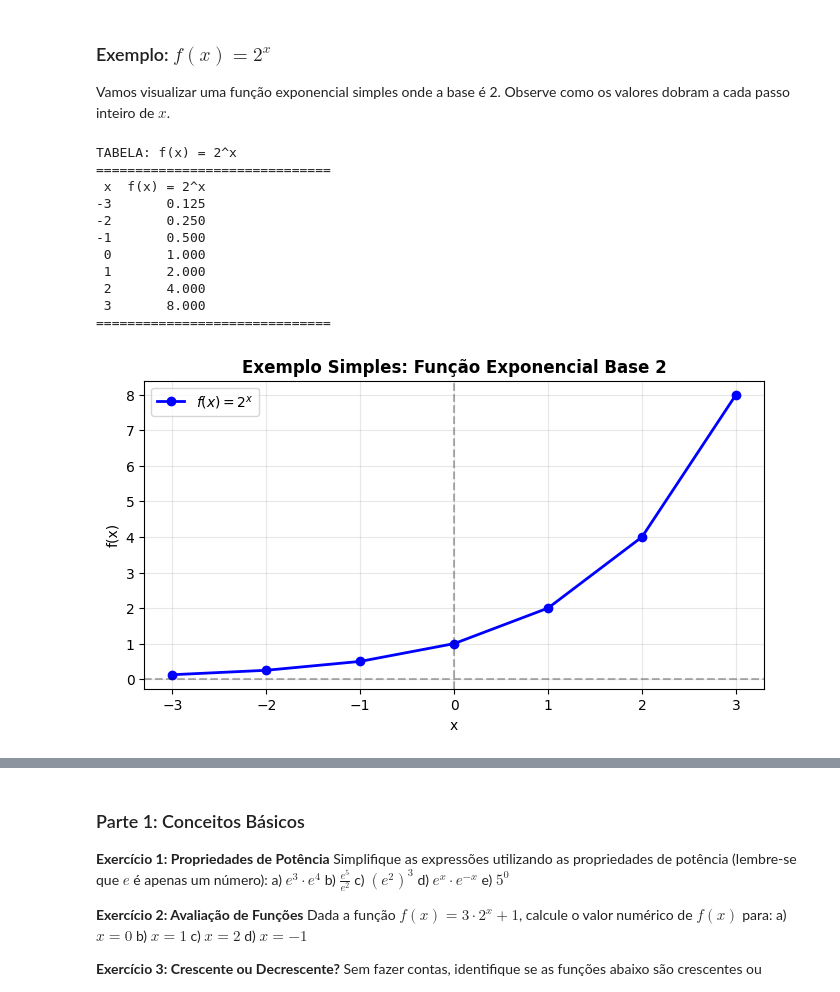
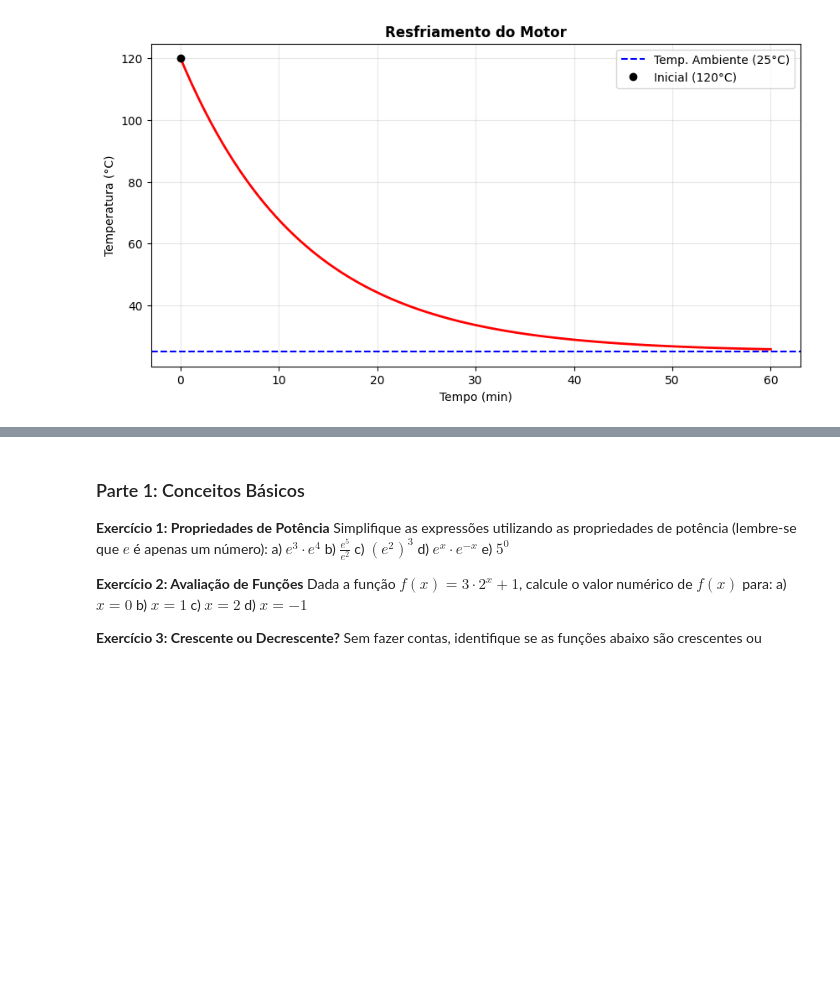
Before and after one commit to Ig-dolci/my_portuguese_classes, a Jupyter notebook: calculus/funcao_exponencial.ipynb, the cells around one changed output, grey strips where cells are left out. Saved outputs shown, nothing was run; the diff lists cells and outputs as text; code cells hidden in the pictures; blank space fills up the shorter version.

```diff
--- a/calculus/funcao_exponencial.ipynb
+++ b/calculus/funcao_exponencial.ipynb
@@ -132,46 +208,18 @@ As restrições $a > 0$ e $a \neq 1$ são fundamentais para garantir que a funç
-# %% [markdown]
-### Exemplo: $f(x) = 2^x$
-
-Vamos visualizar uma função exponencial simples onde a base é 2.
-Observe como os valores dobram a cada passo inteiro de $x$.
 # %%
-# Exemplo simples: f(x) = 2^x
-# Vamos calcular os valores para x de -3 a 3
-x_simples = np.array([-3, -2, -1, 0, 1, 2, 3])
-y_simples = 2.0**x_simples
+# Simulação do Resfriamento
+t_motor = np.linspace(0, 60, 100)
+T_motor = 25 + 95 * np.exp(-0.08 * t_motor)
 
-# Criar tabela
-df_simples = pd.DataFrame({
-    'x': x_simples,
-    'f(x) = 2^x': y_simples
-})
+plt.figure(figsize=(10, 5))
+plt.plot(t_motor, T_motor, 'r-', linewidth=2)
+plt.axhline(y=25, color='b', linestyle='--', label='Temp. Ambiente (25°C)')
+plt.plot(0, 120, 'ko', label='Inicial (120°C)')
 
-print("TABELA: f(x) = 2^x")
-print("="*30)
-print(df_simples.to_string(index=False))
-print("="*30)
-
-# Gráfico
-plt.figure(figsize=(8, 4))
-plt.plot(x_simples, y_simples, 'bo-', linewidth=2, label='$f(x) = 2^x$')
-plt.axhline(y=0, color='k', linestyle='--', alpha=0.3)
-plt.axvline(x=0, color='k', linestyle='--', alpha=0.3)
-plt.title('Função Exponencial Base 2', fontsize=12, fontweight='bold')
-plt.xlabel('x')
-plt.ylabel('f(x)')
+plt.xlabel('Tempo (min)')
+plt.ylabel('Temperatura (°C)')
+plt.title('Resfriamento do Motor', fontweight='bold')
+plt.legend()
 plt.grid(True, alpha=0.3)
-plt.legend()
 plt.show()
 # %% [output]
-TABELA: f(x) = 2^x
-==============================
- x  f(x) = 2^x
--3       0.125
--2       0.250
--1       0.500
- 0       1.000
- 1       2.000
- 2       4.000
- 3       8.000
-==============================
-[figure, old version]
+[figure, new version]
```
Also changed, not shown: parts of 16 cells of this notebook, 5 other files.
